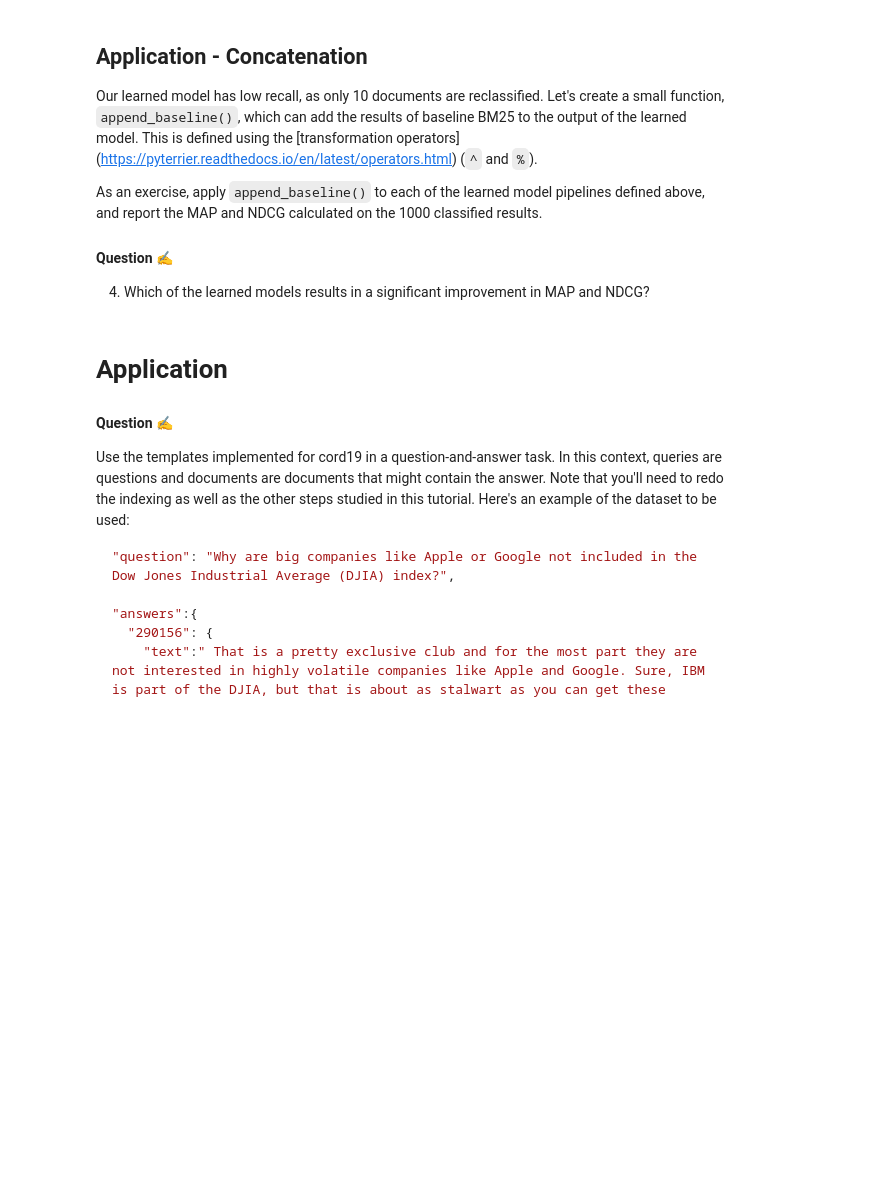
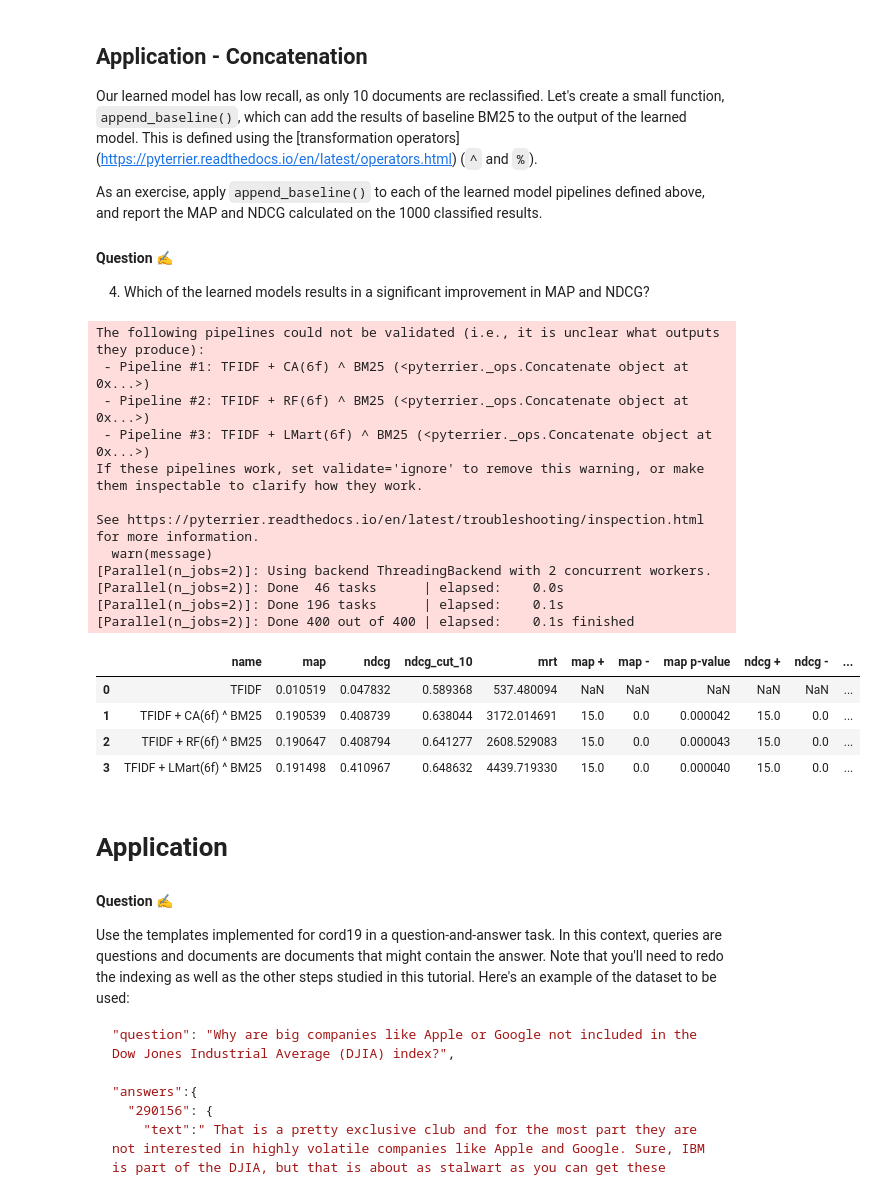
Before and after one commit to Henrei3/Deep-Learning, a Jupyter notebook: TP3_FRI_IAFA_JIMENEZ.ipynb, the cells around one changed output. Drawn from its saved outputs; the diff is of its cells as text; code cells hidden in the pictures; blank space fills up the shorter version.

```diff
--- a/TP3_FRI_IAFA_JIMENEZ.ipynb
+++ b/TP3_FRI_IAFA_JIMENEZ.ipynb
@@ -453,3 +463,42 @@ pt.Experiment(...)
+# %%
+#### Your code here
+
+
+def append_baseline(system, baseline, max_results = 1000):
+     return (system % max_results) ^ baseline
+
+bm25 = Retriever(indexref, wmodel="BM25")
+
+ca_pipe_BM25_concat = append_baseline(ca_pipe, bm25, 10)
+rf_pipe_BM25_concat = append_baseline(rf_pipe, bm25, 10)
+lmart_x_pipe_BM25_concat = append_baseline(lmart_x_pipe, bm25, 10)
+
+
+pt.Experiment(
+    [tfidf % RANK_CUTOFF, ca_pipe_BM25_concat, rf_pipe_BM25_concat, lmart_x_pipe_BM25_concat],
+    test_topics,
+    test_qrels,
+    names=["TFIDF",  "TFIDF + CA(6f) ^ BM25", "TFIDF + RF(6f) ^ BM25", "TFIDF + LMart(6f) ^ BM25"],
+    baseline=0,
+    eval_metrics=["map", "ndcg", "ndcg_cut_10", "mrt"])
+# %% [output]
+The following pipelines could not be validated (i.e., it is unclear what outputs they produce):
+ - Pipeline #1: TFIDF + CA(6f) ^ BM25 (<pyterrier._ops.Concatenate object at 0x...>)
+ - Pipeline #2: TFIDF + RF(6f) ^ BM25 (<pyterrier._ops.Concatenate object at 0x...>)
+ - Pipeline #3: TFIDF + LMart(6f) ^ BM25 (<pyterrier._ops.Concatenate object at 0x...>)
+If these pipelines work, set validate='ignore' to remove this warning, or make them inspectable to clarify how they work.
+
+See https://pyterrier.readthedocs.io/en/latest/troubleshooting/inspection.html for more information.
+  warn(message)
+[Parallel(n_jobs=2)]: Using backend ThreadingBackend with 2 concurrent workers.
+[Parallel(n_jobs=2)]: Done  46 tasks      | elapsed:    0.0s
+[Parallel(n_jobs=2)]: Done 196 tasks      | elapsed:    0.1s
+[Parallel(n_jobs=2)]: Done 400 out of 400 | elapsed:    0.1s finished
+|  | name | map | ndcg | ndcg_cut_10 | mrt | map + | map - | map p-value | ndcg + | ndcg - | ... |
+| 0 | TFIDF | 0.010519 | 0.047832 | 0.589368 | 537.480094 | NaN | NaN | NaN | NaN | NaN | ... |
+| 1 | TFIDF + CA(6f) ^ BM25 | 0.190539 | 0.408739 | 0.638044 | 3172.014691 | 15.0 | 0.0 | 0.000042 | 15.0 | 0.0 | ... |
+| 2 | TFIDF + RF(6f) ^ BM25 | 0.190647 | 0.408794 | 0.641277 | 2608.529083 | 15.0 | 0.0 | 0.000043 | 15.0 | 0.0 | ... |
+| 3 | TFIDF + LMart(6f) ^ BM25 | 0.191498 | 0.410967 | 0.648632 | 4439.719330 | 15.0 | 0.0 | 0.000040 | 15.0 | 0.0 | ... |
 # %% [markdown]
 # Application
 
```
Also changed, not shown: parts of 30 cells of this notebook.
